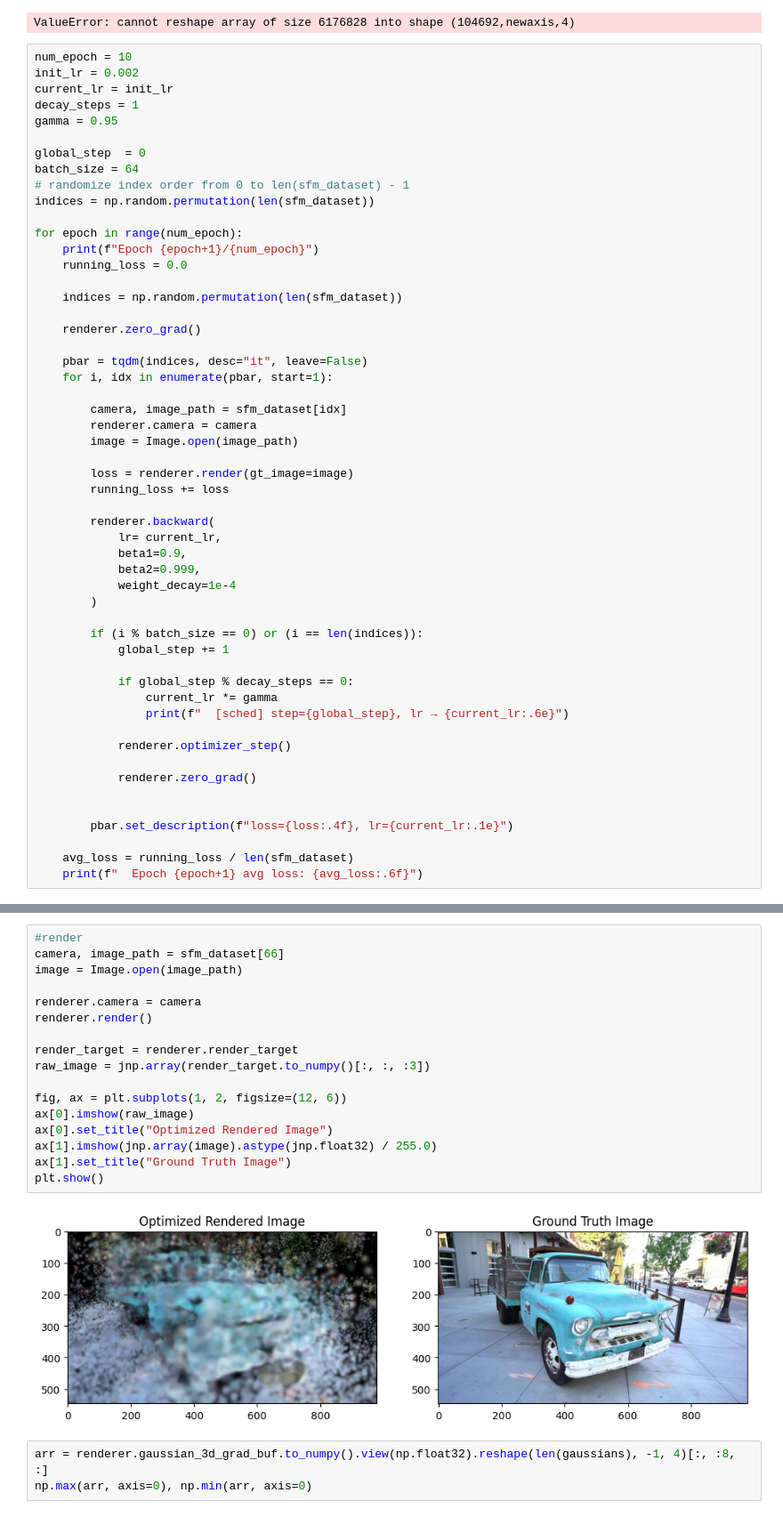
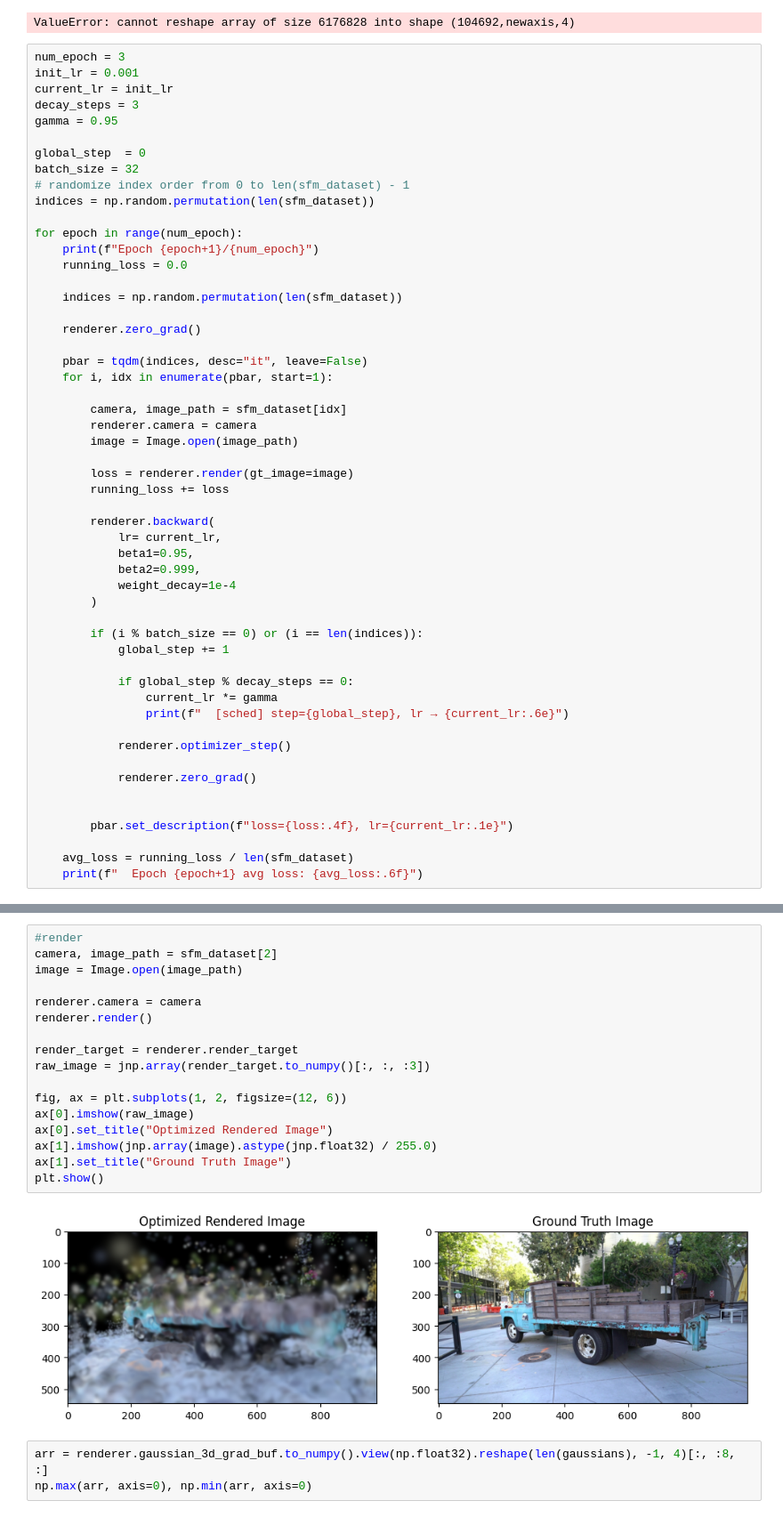
Before and after one commit to fangjunzhou/gslang, a Jupyter notebook: notebooks/optimizer.ipynb, the cells around one changed output, grey strips where cells are left out. Shown at 89% size. Saved outputs shown, nothing was run; the diff lists cells and outputs as text.

```diff
--- a/notebooks/optimizer.ipynb
+++ b/notebooks/optimizer.ipynb
@@ -607,14 +607,14 @@ np.max(arr, axis=0), np.min(arr, axis=0)
 # %% [output]
 ValueError: cannot reshape array of size 6176828 into shape (104692,newaxis,4)
 # %%
-num_epoch = 10
-init_lr = 0.002
+num_epoch = 3
+init_lr = 0.001
 current_lr = init_lr
-decay_steps = 1
+decay_steps = 3
 gamma = 0.95
 
 global_step  = 0
-batch_size = 64
+batch_size = 32
 # randomize index order from 0 to len(sfm_dataset) - 1
 indices = np.random.permutation(len(sfm_dataset))
 
@@ -638,7 +638,7 @@ for epoch in range(num_epoch):
 
         renderer.backward(
             lr= current_lr,
-            beta1=0.9,
+            beta1=0.95,
             beta2=0.999,
             weight_decay=1e-4
         )
@@ -670,22 +668,22 @@ Epoch 2/10
 # %%
 #render
-camera, image_path = sfm_dataset[66]
+camera, image_path = sfm_dataset[2]
 image = Image.open(image_path)
 
 renderer.camera = camera
 renderer.render()
 
 render_target = renderer.render_target
 raw_image = jnp.array(render_target.to_numpy()[:, :, :3])
 
 fig, ax = plt.subplots(1, 2, figsize=(12, 6))
 ax[0].imshow(raw_image)
 ax[0].set_title("Optimized Rendered Image")
 ax[1].imshow(jnp.array(image).astype(jnp.float32) / 255.0)
 ax[1].set_title("Ground Truth Image")
 plt.show()
 # %% [output]
-[figure, old version]
+[figure, new version]
 # %%
 arr = renderer.gaussian_3d_grad_buf.to_numpy().view(np.float32).reshape(len(gaussians), -1, 4)[:, :8, :]
 np.max(arr, axis=0), np.min(arr, axis=0)
```
Also changed, not shown: parts of 1 cell of this notebook.
